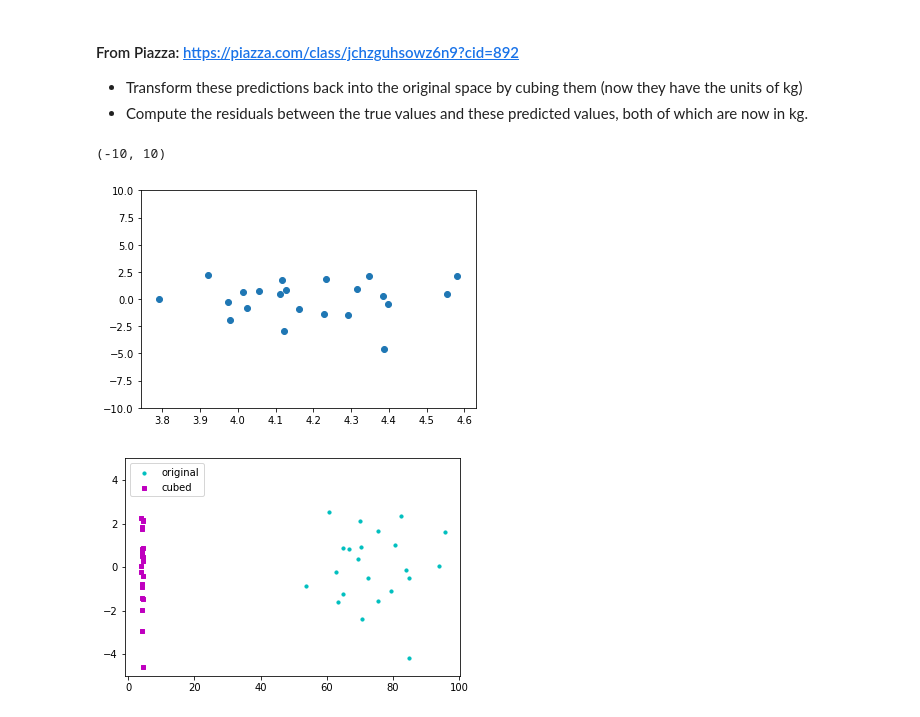
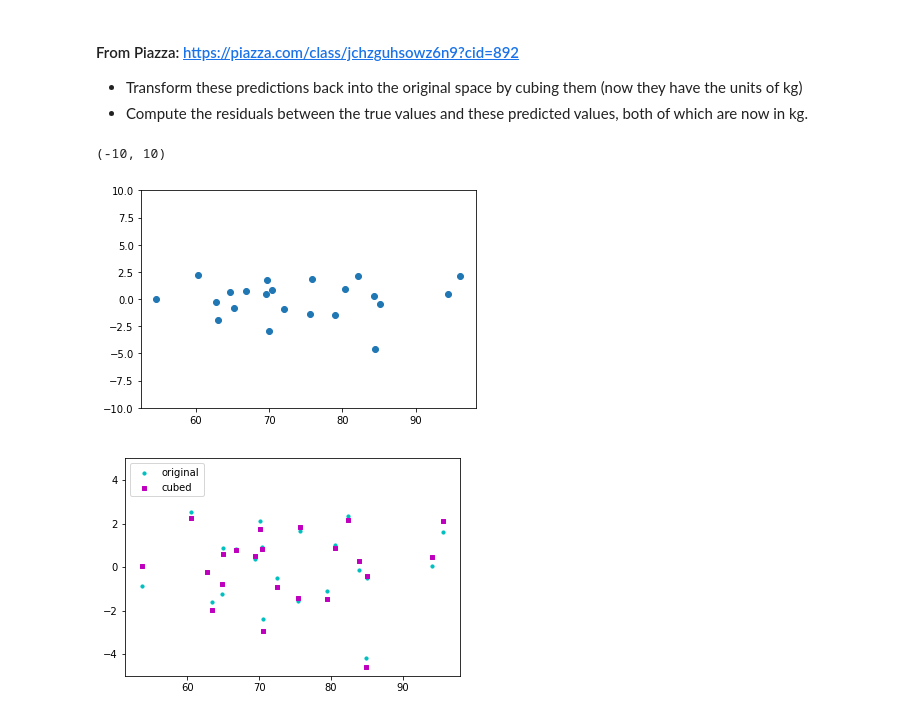
Before and after one commit to behroozmrd47/CS-498-AML-HW5, a Jupyter notebook: 7.10.ipynb, the cells around one changed output. Saved outputs shown, nothing was run; the diff lists cells and outputs as text; code cells hidden in the pictures.

```diff
--- a/7.10.ipynb
+++ b/7.10.ipynb
@@ -113,20 +113,20 @@ Name: Mass, dtype: float64
 * Compute the residuals between the true values and these predicted values, both of which are now in kg.
 # %%
 #plot for after step 5 "Compute the residuals between the true values and these predicted values, both of which are now in kg"
-plt.scatter(lm2.predict(newX), residualCube)
+plt.scatter(lm2.predict(newX)**3, residualCube)
 plt.ylim([-10,10])
 # %% [output]
 (-10, 10)
-[figure, old version]
+[figure, new version]
 # %%
 #A comparison chart for both residual against original predictions and cubed residual against predictions of original data
 fig = plt.figure()
 ax1 = fig.add_subplot(111)
 
 ax1.scatter(lm.predict(X), residual, s=10, c='c', marker="o", label='original')
-ax1.scatter(lm2.predict(X), residualCube, s=10, c='m', marker="s", label='cubed')
+ax1.scatter(lm.predict(X), residualCube, s=10, c='m', marker="s", label='cubed')
 plt.legend(loc='upper left')
 plt.ylim([-5,5])
 plt.show()
 # %% [output]
-[figure, old version]
+[figure, new version]
```
Also changed, not shown: parts of 4 cells of this notebook.
